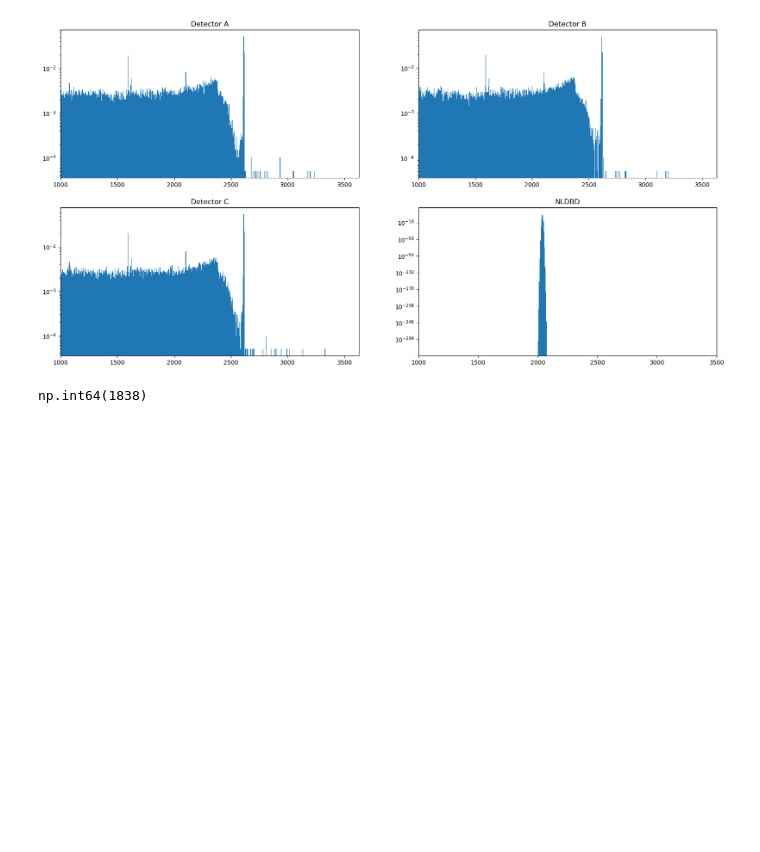
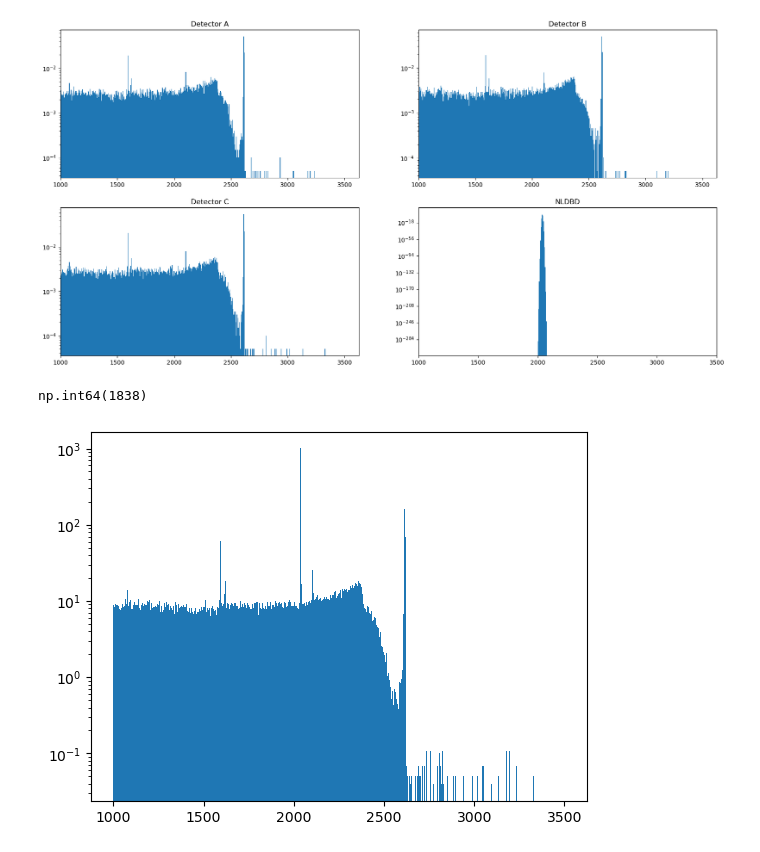
Before and after one commit to bucket420/dsc291-final, a Jupyter notebook: analysis.ipynb, the cells around one changed output. Cells and saved outputs as stored; diff of their text form; code cells hidden in the pictures; blank space fills up the shorter version.

```diff
--- a/analysis.ipynb
+++ b/analysis.ipynb
@@ -279,3 +283,8 @@ theta_est = minimize(lambda theta: -log_posterior(theta, selected_hist_Target),
+# %%
+plt.stairs(hypothesis(theta_initial), bins_Target, label='Hypothesis', fill=True)
+plt.yscale('log')
+# %% [output]
+[figure, added]
 # %%
 theta_est
 # %% [output]
```
Also changed, not shown: parts of 13 cells of this notebook.
